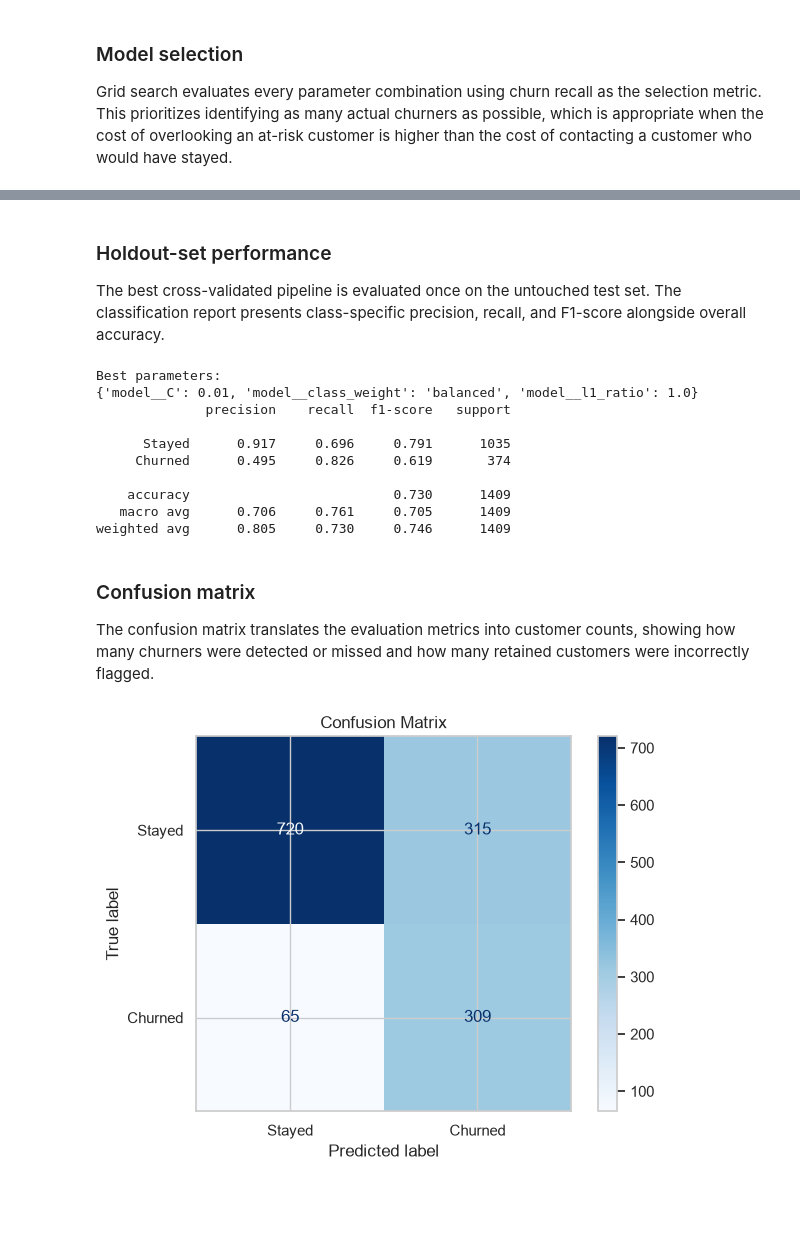
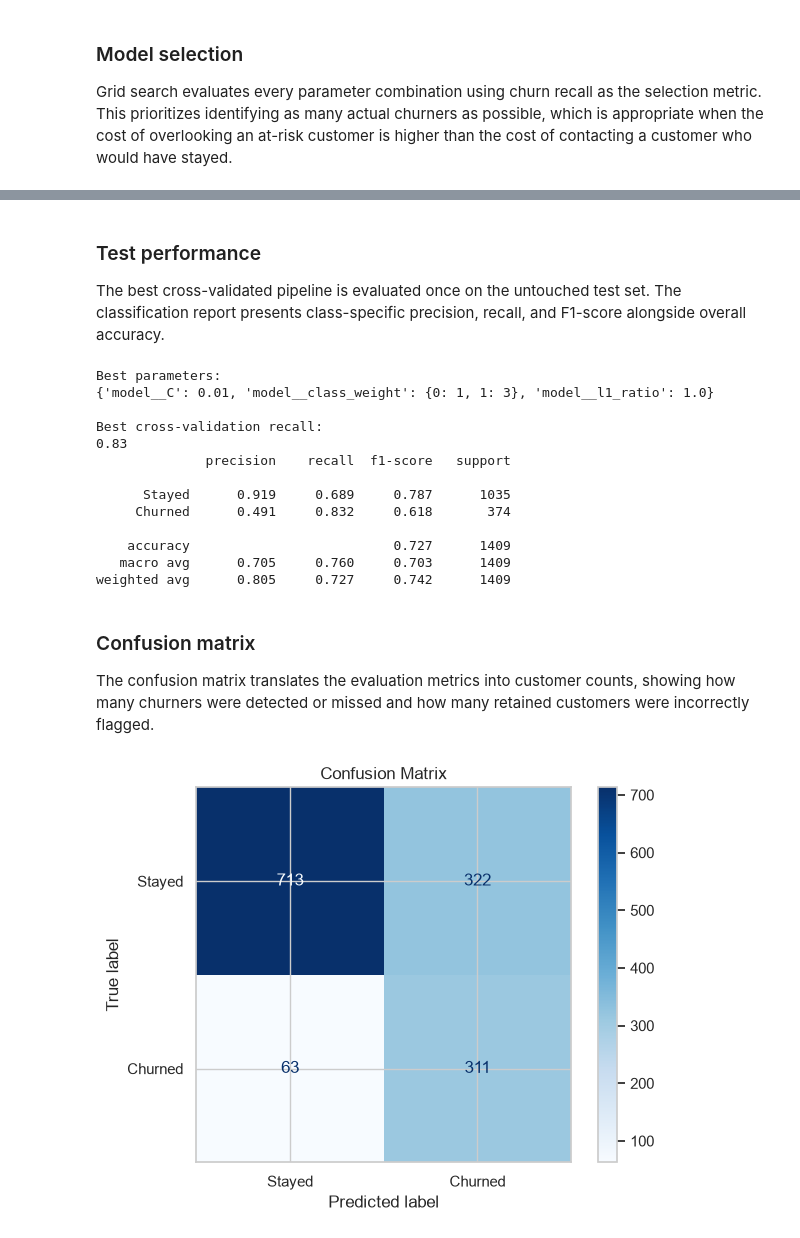
Before and after one commit to AlyIbrahim1/telecom-retention-campaign-workbench, a Jupyter notebook: teleco_churn_eda.ipynb, the cells around one changed output, grey strips where cells are left out. Cells and saved outputs as stored; diff of their text form; code cells hidden in the pictures; blank space fills up the shorter version.

```diff
--- a/teleco_churn_eda.ipynb
+++ b/teleco_churn_eda.ipynb
@@ -931,7 +929,7 @@ preprocessor = ColumnTransformer([
 
 The preprocessing steps and logistic-regression classifier are combined into one pipeline. This design reduces data-leakage risk because every cross-validation fold learns its encodings and scaling parameters from that fold's training portion only.
 # %%
-pipeline = Pipeline([
+logistic_pipeline = Pipeline([
     (
         "preprocess",
         preprocessor
@@ -961,7 +959,7 @@ cross_validation = StratifiedKFold(
 
 The search compares regularization strengths and class-weighting schemes. Class weighting changes the penalty assigned to errors on churned versus retained customers, allowing the model to prioritize the minority class.
 # %%
-parameter_grid = {
+logistic_parameter_grid = {
     # controls regularization
     # smaller -> more regularization
     "model__C": [
@@ -979,7 +977,8 @@ parameter_grid = {
         None,
         "balanced",
         {0: 1, 1: 1.5},
-        {0: 1, 1: 2}
+        {0: 1, 1: 2},
+        {0: 1, 1: 3}
     ]
 }
 # %% [markdown]
@@ -989,16 +988,16 @@ Grid search evaluates every parameter combination using churn recall as the sele
 # %%
 # Trains model with all parameter combinations to chose
 # the parameters with the best score (recall)
-search = GridSearchCV(
-    estimator=pipeline,
-    param_grid=parameter_grid,
+logistic_search = GridSearchCV(
+    estimator=logistic_pipeline,
+    param_grid=logistic_parameter_grid,
     scoring="recall",
     cv=cross_validation,
     n_jobs=-1,
     verbose=1
 )
 
-search.fit(
+logistic_search.fit(
     X_train,
     y_train
 )
@@ -1022,36 +1021,42 @@ GridSearchCV(cv=StratifiedKFold(n_splits=5, random_state=42, shuffle=True),
                          'model__l1_ratio': [0.0, 1.0]},
              scoring='recall', verbose=1)
 # %% [markdown]
-### Holdout-set performance
+### Test performance
 
 The best cross-validated pipeline is evaluated once on the untouched test set. The classification report presents class-specific precision, recall, and F1-score alongside overall accuracy.
 # %%
-model = search.best_estimator_
+logistic_model = logistic_search.best_estimator_
 
-y_predicted = model.predict(
+logistic_predictions = logistic_model.predict(
     X_test
 )
 
 print("Best parameters:")
-print(search.best_params_)
+print(logistic_search.best_params_)
+
+print("\nBest cross-validation recall:")
+print(round(logistic_search.best_score_, 3))
 
 print(classification_report(
     y_test,
-    y_predicted,
+    logistic_predictions,
     target_names=["Stayed", "Churned"],
     digits=3
     ))
 # %% [output]
 Best parameters:
-{'model__C': 0.01, 'model__class_weight': 'balanced', 'model__l1_ratio': 1.0}
+{'model__C': 0.01, 'model__class_weight': {0: 1, 1: 3}, 'model__l1_ratio': 1.0}
+
+Best cross-validation recall:
+0.83
               precision    recall  f1-score   support
 
-      Stayed      0.917     0.696     0.791      1035
-     Churned      0.495     0.826     0.619       374
+      Stayed      0.919     0.689     0.787      1035
+     Churned      0.491     0.832     0.618       374
 
-    accuracy                          0.730      1409
-   macro avg      0.706     0.761     0.705      1409
-weighted avg      0.805     0.730     0.746      1409
+    accuracy                          0.727      1409
+   macro avg      0.705     0.760     0.703      1409
+weighted avg      0.805     0.727     0.742      1409
 # %% [markdown]
 ### Confusion matrix
 
@@ -1059,18 +1064,18 @@ The confusion matrix translates the evaluation metrics into customer counts, sho
 # %%
 ConfusionMatrixDisplay.from_predictions(
     y_test,
-    y_predicted,
+    logistic_predictions,
     labels=[0, 1],
     display_labels=["Stayed", "Churned"],
     cmap="Blues",
     values_format="d"
 )
 
 plt.title("Confusion Matrix")
 plt.tight_layout()
 plt.show()
 # %% [output]
-[figure, old version]
+[figure, new version]
 # %% [markdown]
 ## Model interpretation and next steps
 
```
Also changed, not shown: parts of 29 cells of this notebook.
